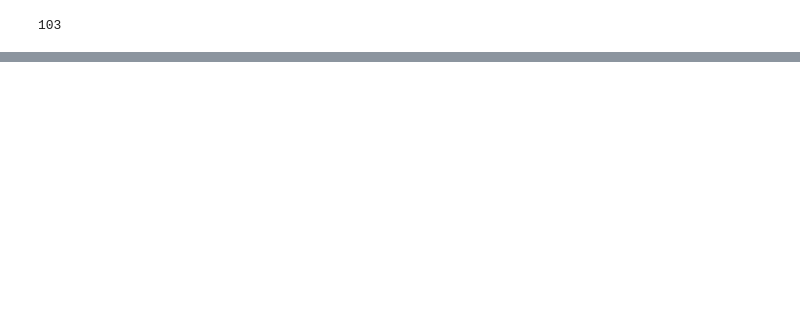
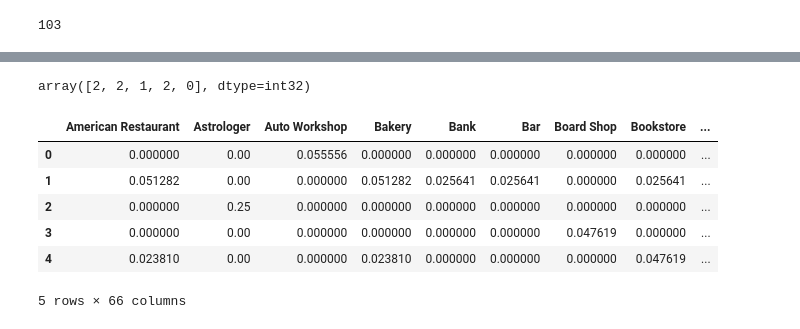
Before and after one commit to SruthiPedakolimi/Coursera_Capstone, a Jupyter notebook: Capstone.ipynb, the cells around one changed output, grey strips where cells are left out. Saved outputs shown, nothing was run; the diff lists cells and outputs as text; code cells hidden in the pictures; blank space fills up the shorter version.

```diff
--- a/Capstone.ipynb
+++ b/Capstone.ipynb
@@ -80,0 +345,19 @@ df1.head(10)
+# %%
+from sklearn.cluster import KMeans
+
+kclusters = 3
+toronto_grouped_clustering = toronto_grouped.drop('Neighborhood', 1)
+kmeans = KMeans(n_clusters=kclusters, random_state=0).fit(toronto_grouped_clustering)
+kmeans.labels_[0:10]
+# %% [output]
+array([2, 2, 1, 2, 0], dtype=int32)
+# %%
+toronto_grouped.drop('Neighborhood', 1)
+# %% [output]
+|  | American Restaurant | Astrologer | Auto Workshop | Bakery | Bank | Bar | Board Shop | Bookstore | ... |
+| 0 | 0.000000 | 0.00 | 0.055556 | 0.000000 | 0.000000 | 0.000000 | 0.000000 | 0.000000 | ... |
+| 1 | 0.051282 | 0.00 | 0.000000 | 0.051282 | 0.025641 | 0.025641 | 0.000000 | 0.025641 | ... |
+| 2 | 0.000000 | 0.25 | 0.000000 | 0.000000 | 0.000000 | 0.000000 | 0.000000 | 0.000000 | ... |
+| 3 | 0.000000 | 0.00 | 0.000000 | 0.000000 | 0.000000 | 0.000000 | 0.047619 | 0.000000 | ... |
+| 4 | 0.023810 | 0.00 | 0.000000 | 0.023810 | 0.000000 | 0.000000 | 0.000000 | 0.047619 | ... |
+5 rows × 66 columns
```
Also changed, not shown: parts of 26 cells of this notebook.
